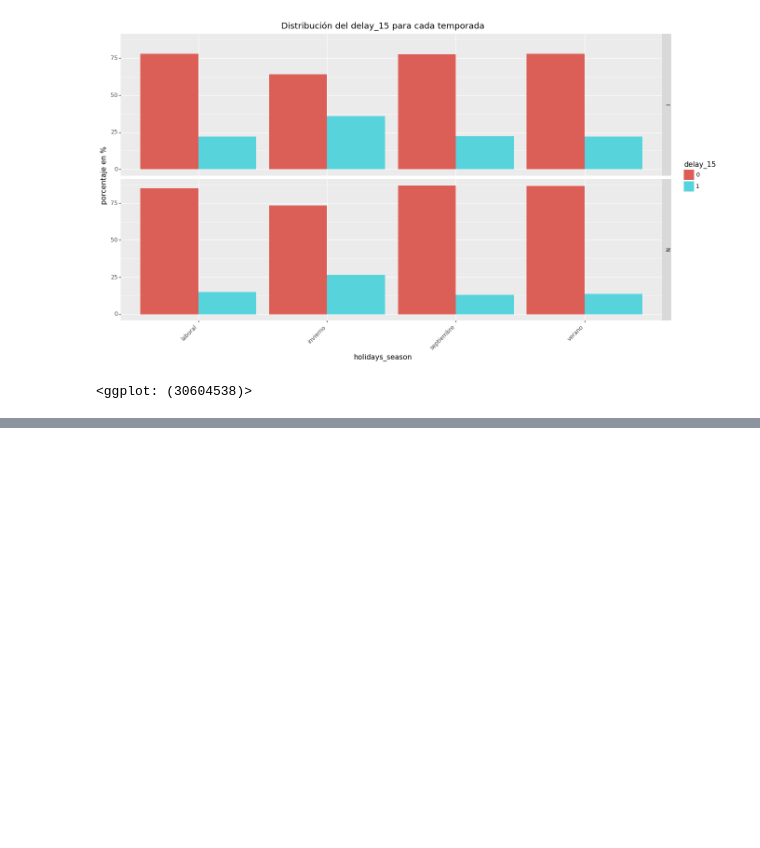
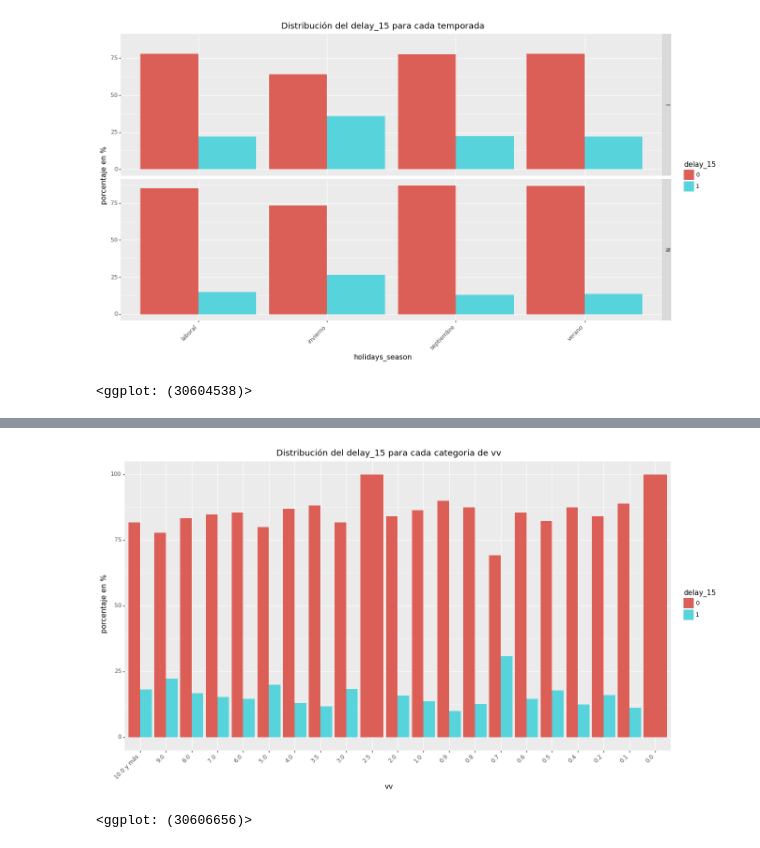
Before and after one commit to rolftb/Challenge-Data-Scientist-Rolf-Traeger, a Jupyter notebook: Transformacion.ipynb, the cells around one changed output, grey strips where cells are left out. Drawn from its saved outputs; the diff is of its cells as text; code cells hidden in the pictures; blank space fills up the shorter version.

```diff
--- a/Transformacion.ipynb
+++ b/Transformacion.ipynb
@@ -1605,0 +1655,6 @@ graf_out
+# %%
+df_clima_scl['hora local en santiago (aeropuerto)'] = pd.to_datetime(df_clima_scl['hora local en santiago (aeropuerto)'], format="%d.%m.%Y %H:%M")
+df_clima_scl['ano'] = df_clima_scl['hora local en santiago (aeropuerto)'].dt.year
+df_clima_scl['mes'] = df_clima_scl['hora local en santiago (aeropuerto)'].dt.month
+df_clima_scl['dia'] = df_clima_scl['hora local en santiago (aeropuerto)'].dt.day
+df_clima_scl['hora'] = df_clima_scl['hora local en santiago (aeropuerto)'].dt.hour
@@ -1605,0 +1692,13 @@ graf_out
+# %%
+# Seteo de columnas en relacion a la fecha programada Fecha-I
+df_data["ano"] = df_data.date_i.dt.year
+df_data["mes"] = df_data.date_i.dt.month
+df_data["dia"] = df_data.date_i.dt.day
+df_data["hora"] = df_data.date_i.dt.hour
+# %%
+df_data_full = pd.merge(
+    left = df_data,
+    right = df_clima_scl,
+    on = ["ano", "mes", "dia", "hora",]
+)
+df_data_full.describe(include="all").T.tail(15)
@@ -1605,0 +1772,34 @@ graf_out
+# %%
+# Visivilidad
+g_x_label="vv"
+# g_y_label="count_reg"
+g_y_label="porcentaje en %"
+
+g_fill_label="delay_15"
+# g_title = (f"Distribución g_y_label} por"
+#            f"\n {g_x_label} y segementado por {g_fill_label}")
+g_title = (f"Distribución del {g_fill_label} para cada categoria de {g_x_label}"
+)
+
+df_g = df_groupby_subtotal(
+                df_data_full,
+                [g_x_label,g_fill_label],
+              #   "id_vuelo"
+                ).reset_index()
+
+df_g[g_fill_label] = df_g[g_fill_label].astype("category")
+
+graf_out =(ggplot(df_g, aes(x=g_x_label,
+                                y=g_y_label,
+                                fill=g_fill_label))
+                                + geom_col(position=position_dodge(width=0.9))
+                                +ggtitle(g_title)
+                                +theme(axis_text_x =
+                                       element_text(angle=45, hjust=1),
+                                       figure_size=(15,8))
+                                + scale_x_discrete(limits= orden_vv)
+                )
+graf_out
+# %% [output]
+[figure, added]
+<ggplot: (30606656)>
```
Also changed, not shown: parts of 24 cells of this notebook.
